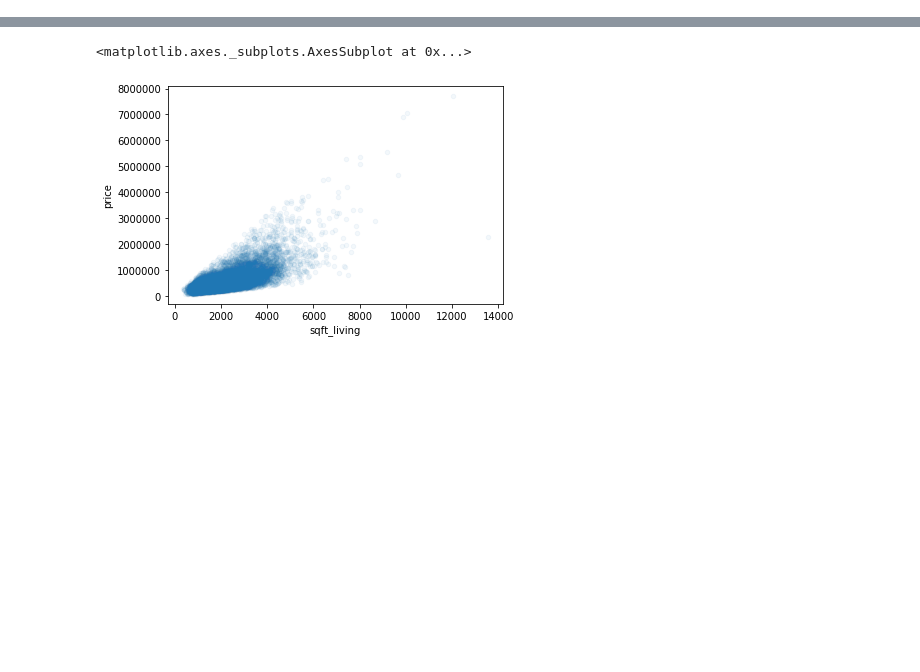
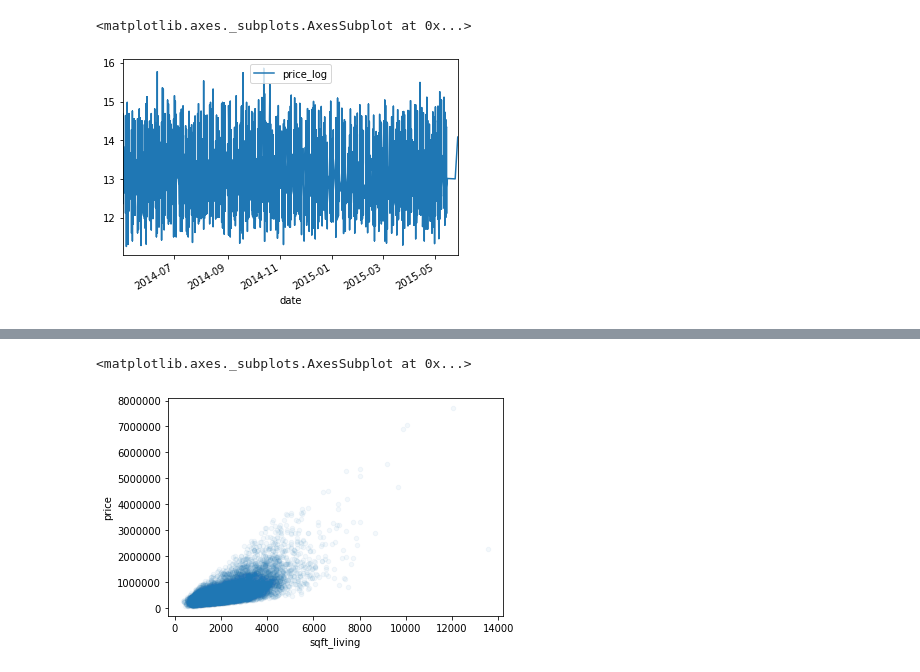
Before and after one commit to nismotie/Analysis-of-Seattle-Housing-Data, a Jupyter notebook: Model_update.ipynb, the cells around one changed output, grey strips where cells are left out. Drawn from its saved outputs; the diff is of its cells as text; code cells hidden in the pictures; blank space fills up the shorter version.

```diff
--- a/Model_update.ipynb
+++ b/Model_update.ipynb
@@ -34,2 +34,7 @@ memory usage: 3.5+ MB
 # %%
 df.replace({'sqft_basement': '?'}, {'sqft_basement': 0}, inplace=True)
+# %%
+df.plot(x='date', y='price_log')
+# %% [output]
+<matplotlib.axes._subplots.AxesSubplot at 0x...>
+[figure, added]
```
Also changed, not shown: parts of 25 cells of this notebook.
